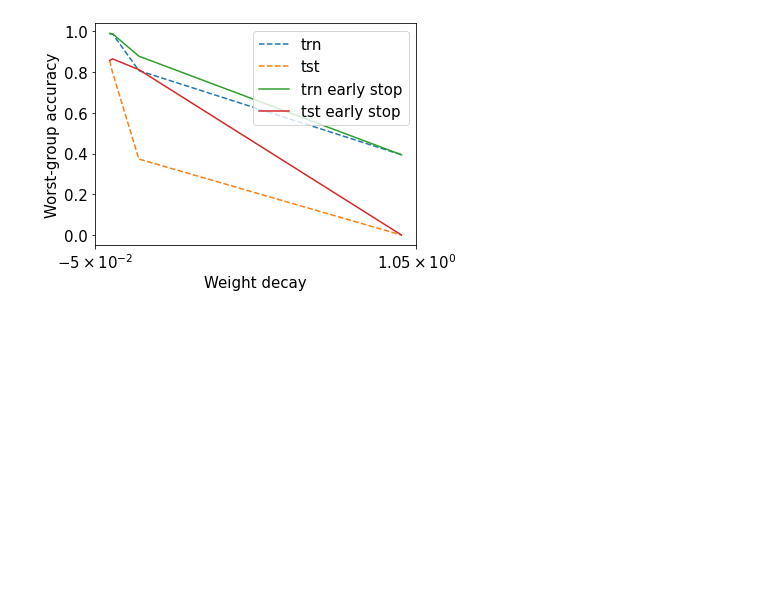
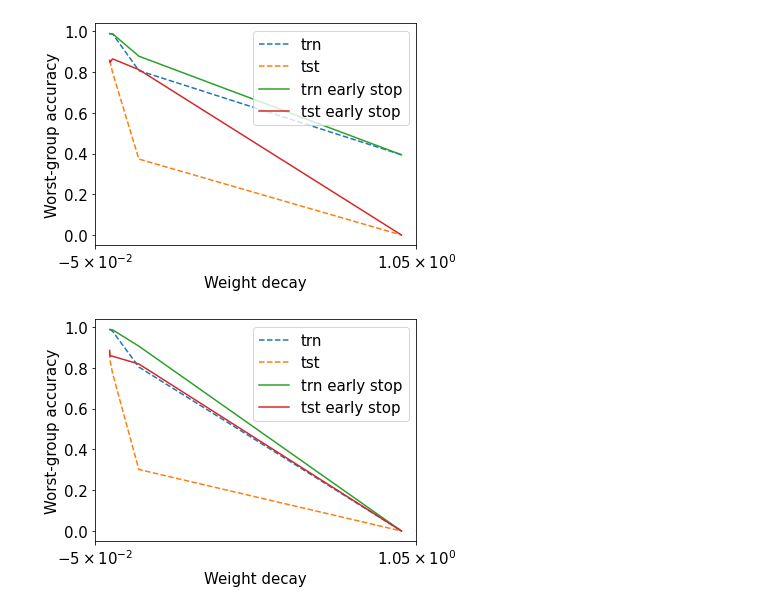
Before and after one commit to yangarbiter/wilds, a Jupyter notebook: notebooks/dpdg.ipynb, the cells around one changed output. Saved outputs shown, nothing was run; the diff lists cells and outputs as text; code cells hidden in the pictures; blank space fills up the shorter version.

```diff
--- a/notebooks/dpdg.ipynb
+++ b/notebooks/dpdg.ipynb
@@ -456,7 +474,7 @@ plt.savefig(f"figs/dpdg_wgacc_iwerm_wd_{ds_name}.png")
 ds_name = "utkface"
 
 paths = ["iwerm-resnet50"]
-wds = [0., 0.01, 0.1, 1.0]
+wds = [0., 0.001, 0.01, 0.1, 1.0]
 for wd in wds[1:]:
     paths.append(f"iwerm-resnet50_wd{wd}")
 
@@ -477,3 +495,29 @@ plt.tight_layout()
 plt.savefig(f"figs/dpdg_wgacc_iwerm_wd_{ds_name}.png")
 # %% [output]
 [figure]
+# %%
+
+ds_name = "utkface"
+
+paths = ["groupDRO-resnet50"]
+wds = [0., 0.001, 0.01, 0.1, 1.0]
+for wd in wds[1:]:
+    paths.append(f"groupDRO-resnet50_wd{wd}")
+
+results = get_data(ds_name, wds, paths, False)
+stop_results = get_data(ds_name, wds, paths, True)
+
+plt.plot(results['wds'], results['trn wg acc'], ls='--', label="trn", )
+plt.plot(results['wds'], results['tst wg acc'], ls='--', label="tst")
+plt.plot(stop_results['wds'], stop_results['trn wg acc'], label="trn early stop")
+plt.plot(stop_results['wds'], stop_results['tst wg acc'], label="tst early stop")
+plt.xscale("symlog")
+plt.xticks(fontsize=fontsize)
+plt.yticks(fontsize=fontsize)
+plt.xlabel("Weight decay", fontsize=fontsize)
+plt.ylabel("Worst-group accuracy", fontsize=fontsize)
+plt.legend(fontsize=fontsize)
+plt.tight_layout()
+plt.savefig(f"figs/dpdg_wgacc_gdro_wd_{ds_name}.png")
+# %% [output]
+[figure, added]
```
Also changed, not shown: parts of 4 cells of this notebook, 5 other files.
